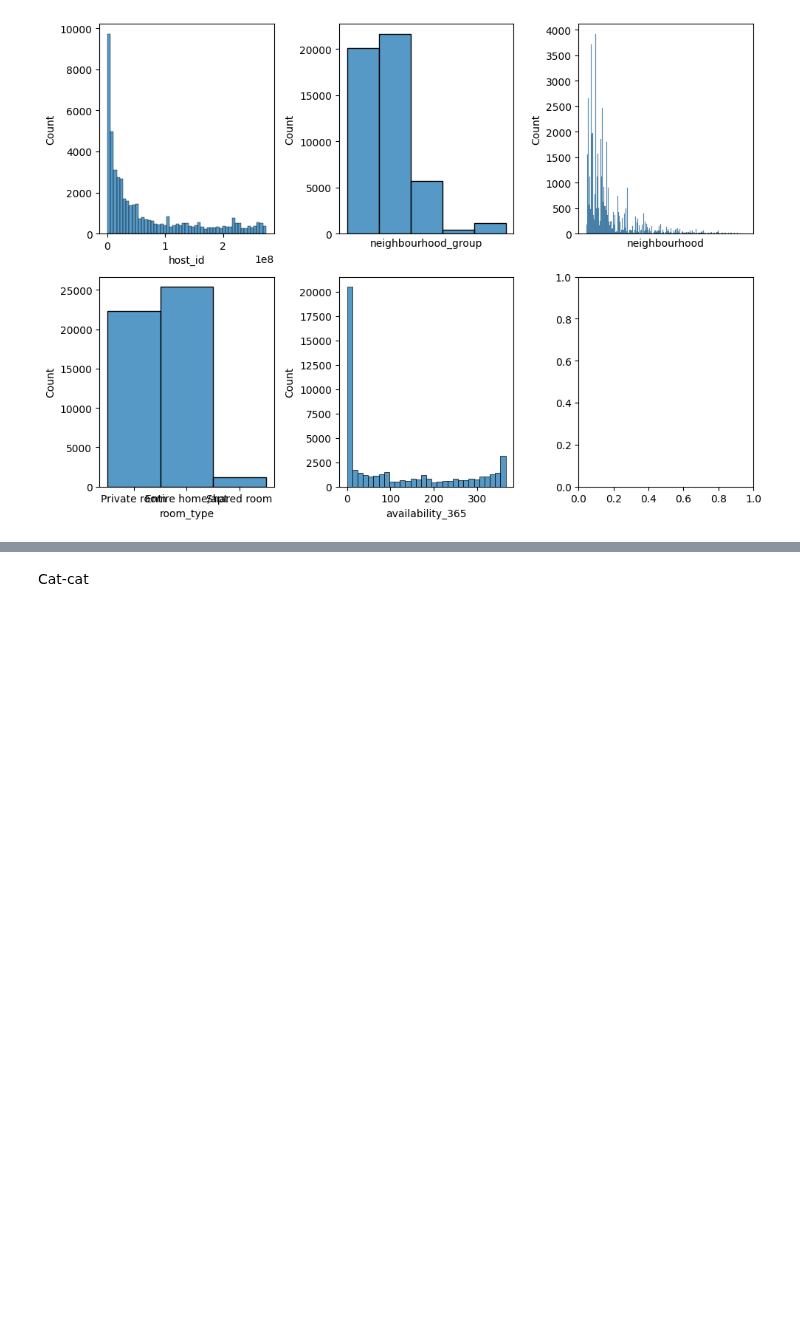
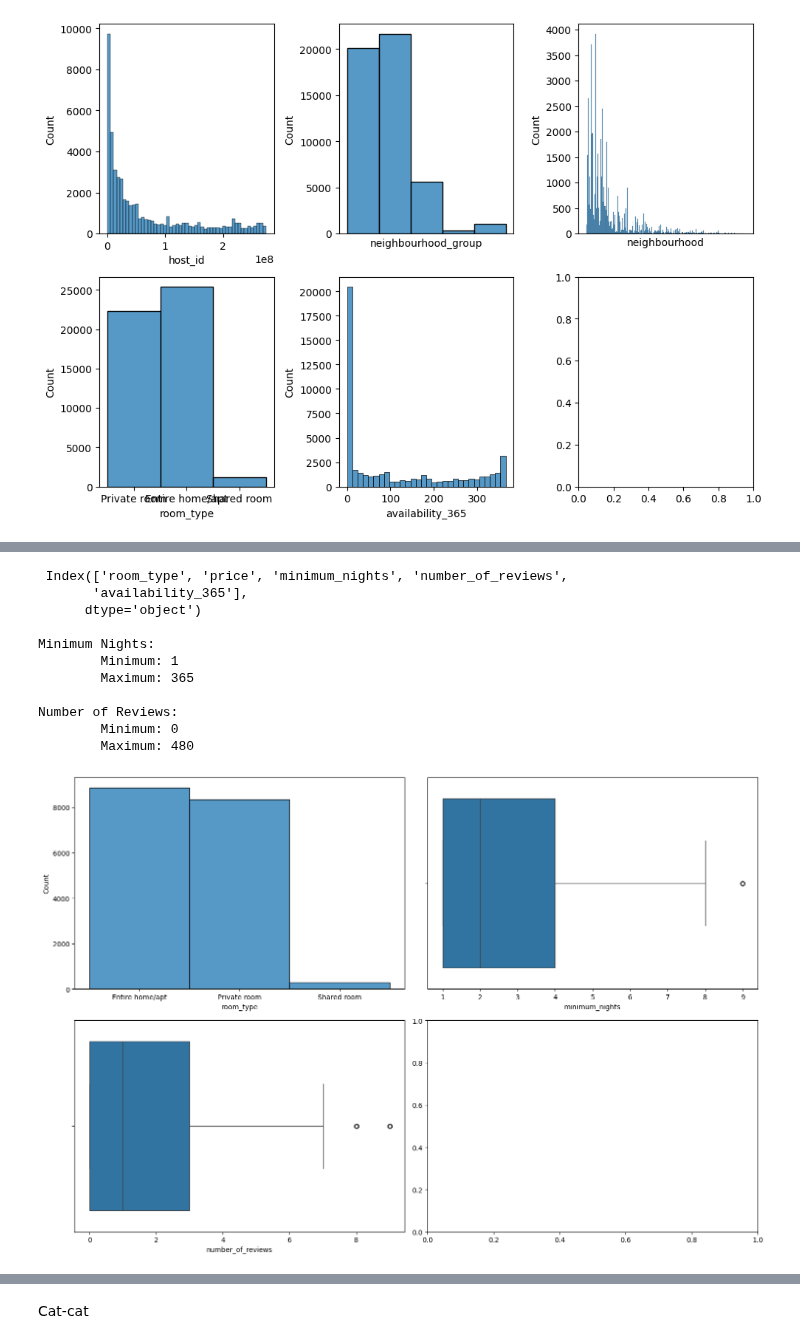
Before and after one commit to Diegomca98/4geeks-ml-template-prjs, a Jupyter notebook: src/explore.ipynb, the cells around one changed output, grey strips where cells are left out. Saved outputs shown, nothing was run; the diff lists cells and outputs as text; code cells hidden in the pictures; blank space fills up the shorter version.

Commit message:
<Add>More in depth analysis of variables according to different values that could very well affect the outputs

```diff
--- a/src/explore.ipynb
+++ b/src/explore.ipynb
@@ -131,0 +202,32 @@ plt.show()
+# %%
+import warnings
+warnings.filterwarnings("ignore")
+room_0_av = df[df['availability_365'] == 0]
+
+room_0_av.drop(columns=['host_id', 'neighbourhood_group', 'neighbourhood', 'latitude', 'longitude','calculated_host_listings_count'], axis=1, inplace=True)
+print('\n',room_0_av.columns)
+print('\nMinimum Nights:\n\tMinimum:', room_0_av['minimum_nights'].min(), '\n\tMaximum:', room_0_av['minimum_nights'].max())
+print('\nNumber of Reviews:\n\tMinimum:', room_0_av['number_of_reviews'].min(), '\n\tMaximum:', room_0_av['number_of_reviews'].max())
+
+
+fig, axis = plt.subplots(nrows=2, ncols=2, figsize = (15, 10))
+
+sns.histplot(ax = axis[0,0], data = room_0_av.sort_values(by = 'room_type'), x = 'room_type')
+sns.boxplot(ax = axis[0,1], data = room_0_av[room_0_av['minimum_nights']<10], x="minimum_nights")
+sns.boxplot(ax = axis[1,0], data = room_0_av[room_0_av['number_of_reviews']<10], x="number_of_reviews")
+
+plt.tight_layout()
+plt.show()
+# %% [output]
+ Index(['room_type', 'price', 'minimum_nights', 'number_of_reviews',
+       'availability_365'],
+      dtype='object')
+
+Minimum Nights:
+        Minimum: 1
+        Maximum: 365
+
+Number of Reviews:
+        Minimum: 0
+        Maximum: 480
+[figure, added]
```
Also changed, not shown: parts of 17 cells of this notebook.
